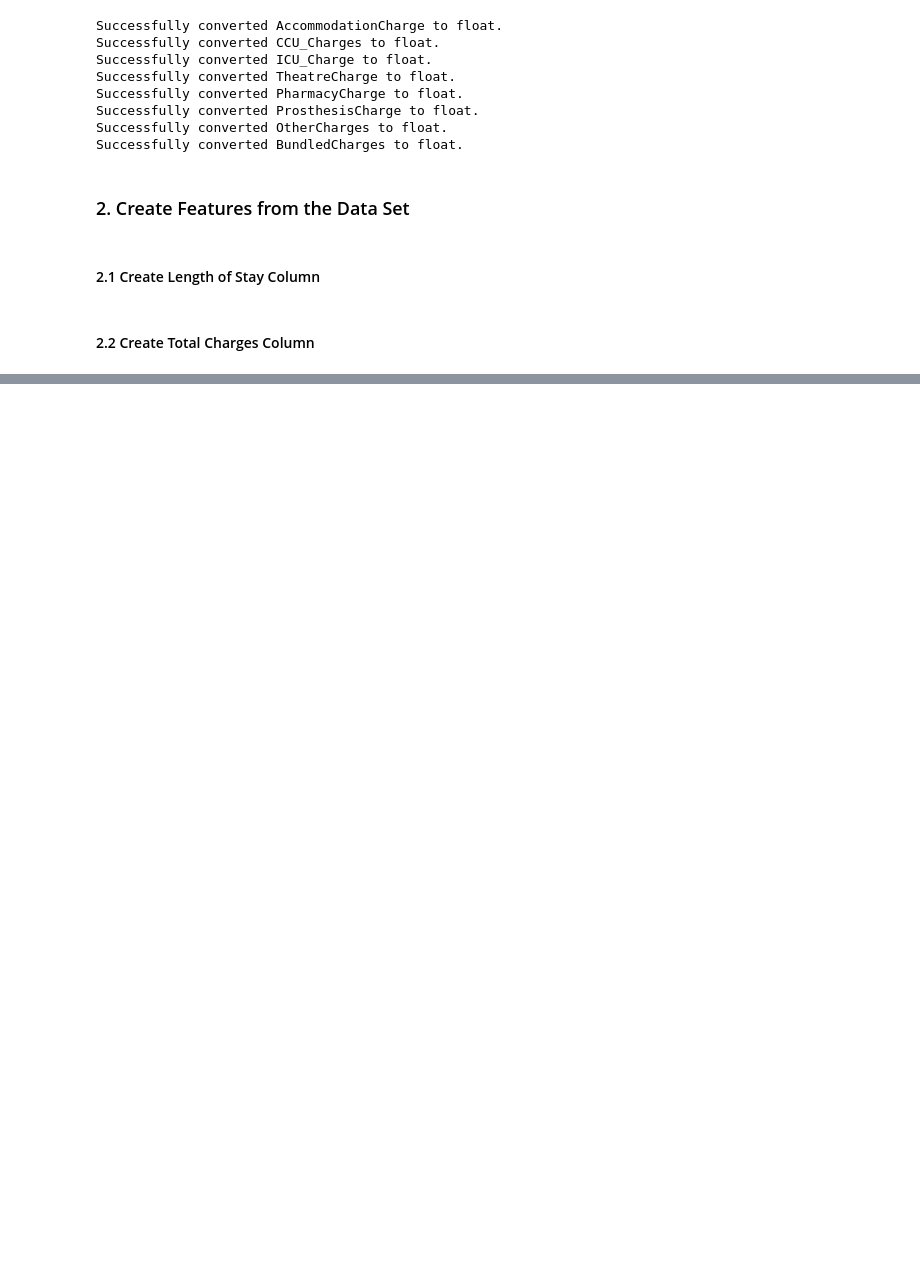
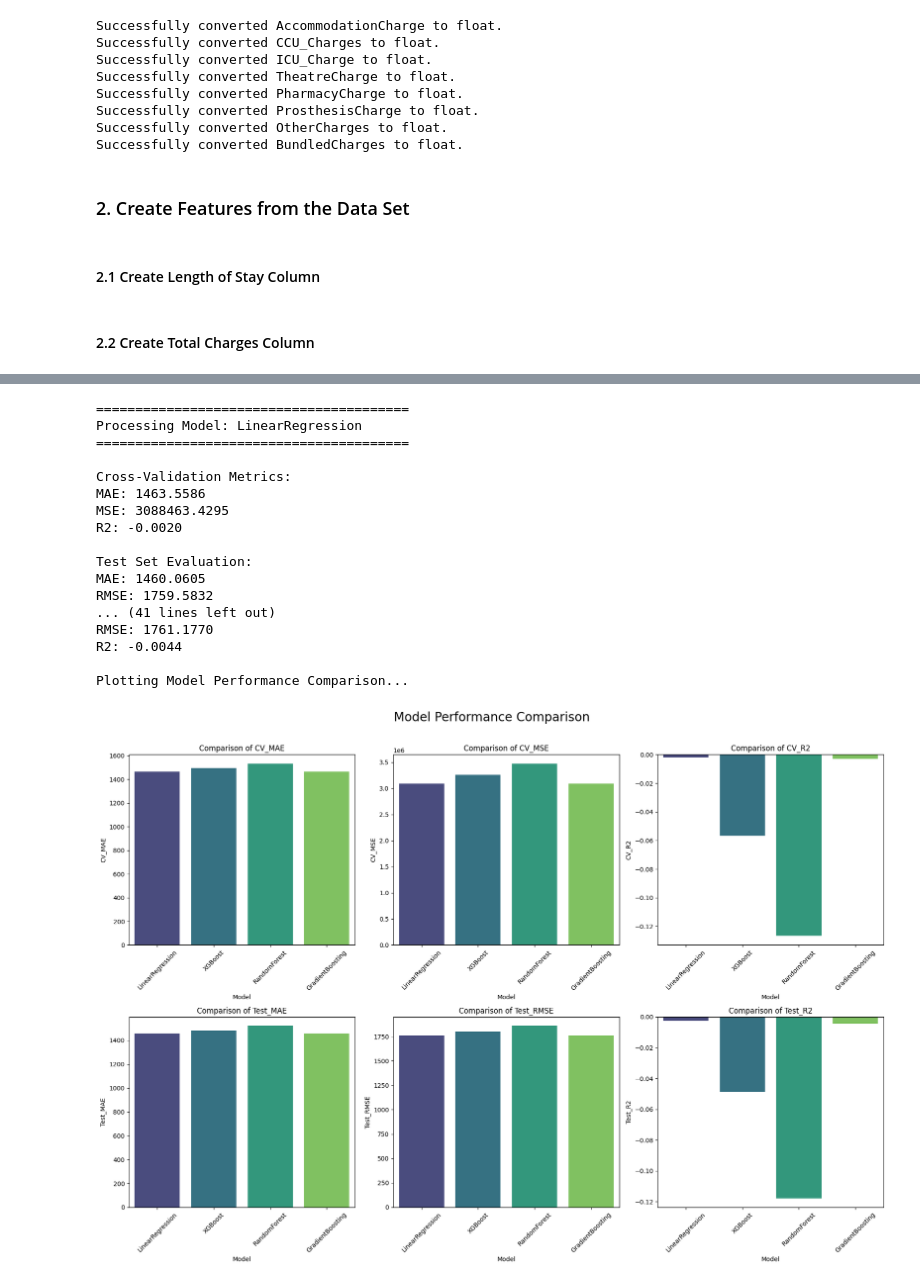
Before and after one commit to AnhPTran2901/healthcare-case-study, a Jupyter notebook: model-development.ipynb, the cells around one changed output, grey strips where cells are left out. Drawn from its saved outputs; the diff is of its cells as text; code cells hidden in the pictures; blank space fills up the shorter version.

```diff
--- a/model-development.ipynb
+++ b/model-development.ipynb
@@ -300,0 +428,42 @@ def train_and_test_model(model: Pipeline, X: pd.DataFrame, y: pd.Series, test_si
+# %%
+charge_columns = ['AccommodationCharge', 'CCU_Charges', 'ICU_Charge', 'TheatreCharge', 'PharmacyCharge', 'ProsthesisCharge', 'OtherCharges', 'BundledCharges']
+
+numerical_cols = ['InfantWeight', 'Age', 'LengthOfStay']
+
+categorical_cols = ['CareType', 'SourceOfReferral', 'PrincipalDiagnosis_Chapter']
+# %%
+train_data = df[numerical_cols + categorical_cols + ['TotalCharges']].copy()
+# %%
+# Build and compare models
+# Define model types to compare
+models_to_compare = ['LinearRegression', 'XGBoost', 'RandomForest', 'GradientBoosting']
+
+performance = build_and_compare_models(
+        df=train_data,
+        numerical_cols=numerical_cols,
+        categorical_cols=categorical_cols,
+        target='TotalCharges',
+        test_size=0.2,
+        random_state=42,
+        n_splits=5,
+        model_types=models_to_compare
+)
+# %% [output]
+========================================
+Processing Model: LinearRegression
+========================================
+
+Cross-Validation Metrics:
+MAE: 1463.5586
+MSE: 3088463.4295
+R2: -0.0020
+
+Test Set Evaluation:
+MAE: 1460.0605
+RMSE: 1759.5832
+... (41 lines left out)
+RMSE: 1761.1770
+R2: -0.0044
+
+Plotting Model Performance Comparison...
+[figure, added]
```
Also changed, not shown: parts of 8 cells of this notebook.
